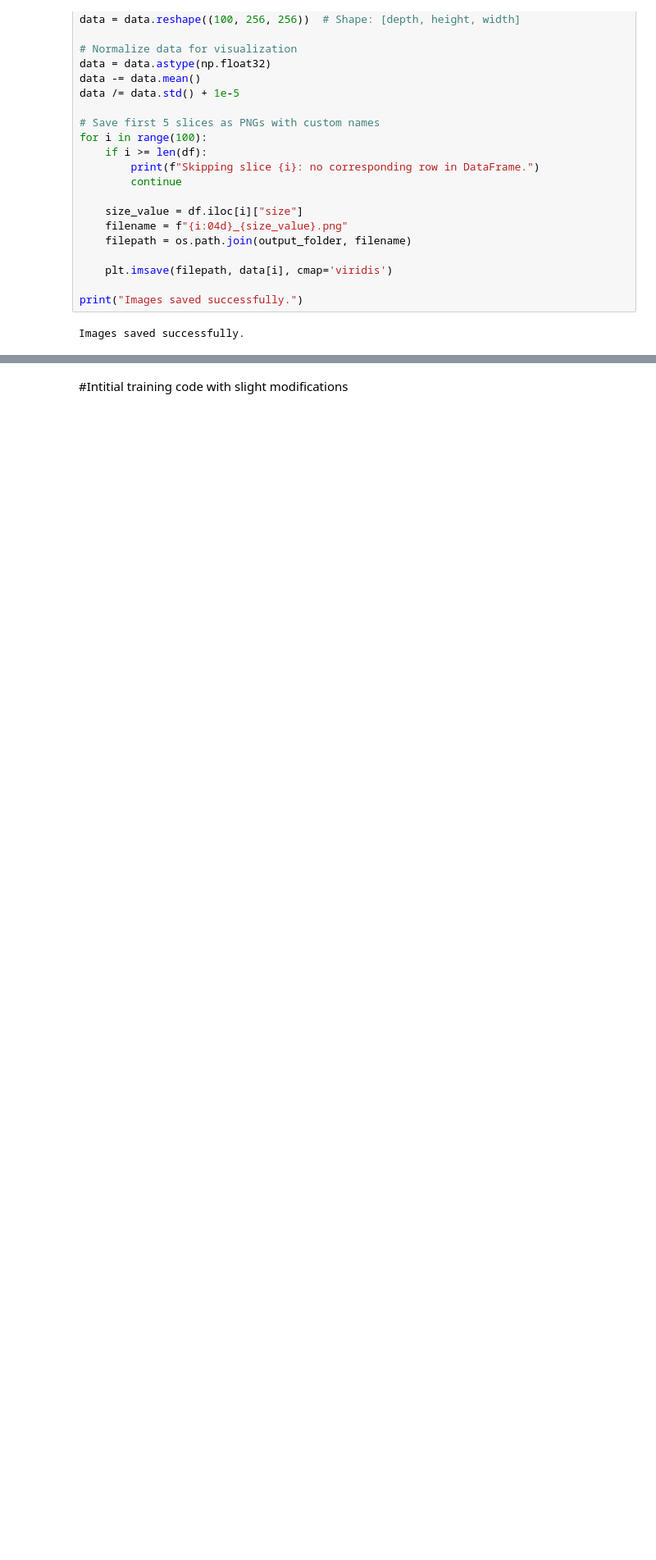
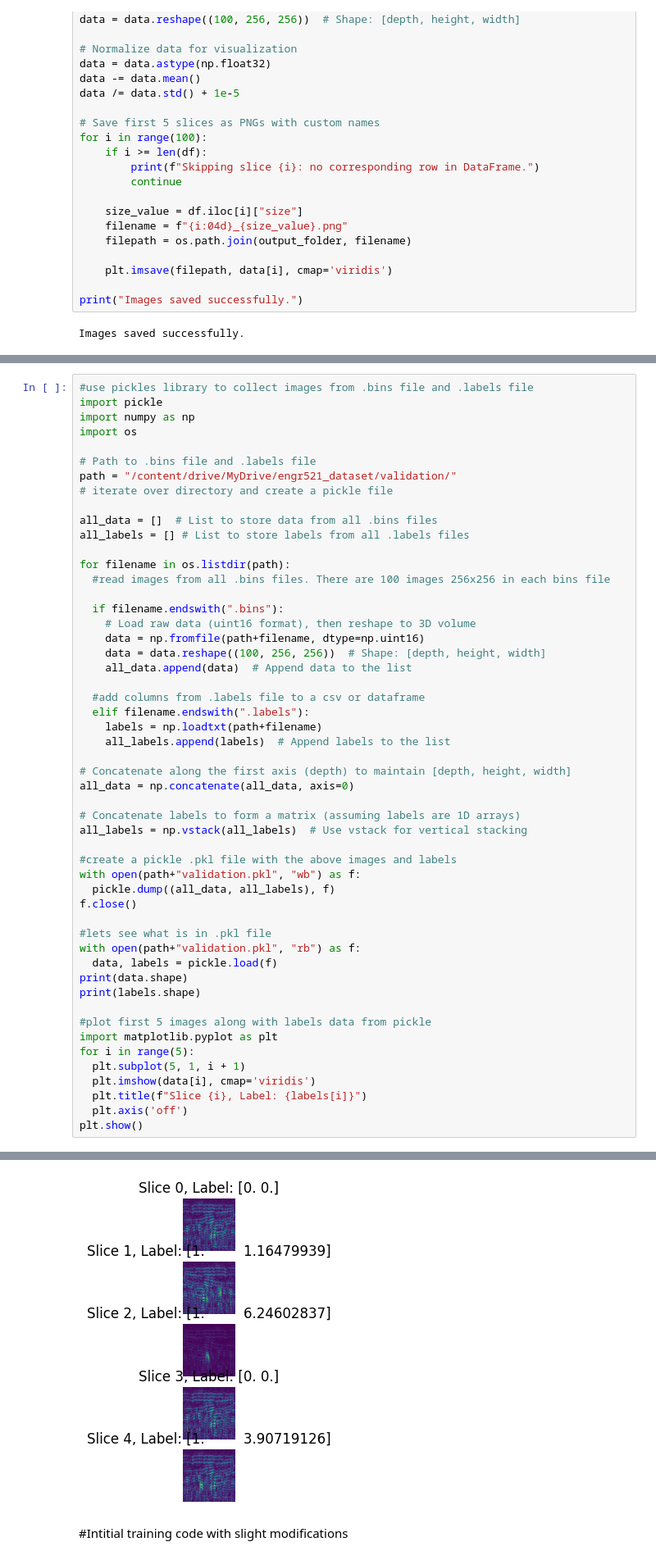
Before and after one commit to ai40uw/engr521, a Jupyter notebook: engr521_group1.ipynb, the cells around one changed output, grey strips where cells are left out. Shown at 82% size. Drawn from its saved outputs; the diff is of its cells as text; blank space fills up the shorter version.

Commit message:
pickle file created in validation folder

```diff
--- a/engr521_group1.ipynb
+++ b/engr521_group1.ipynb
@@ -168,0 +171,53 @@ Images saved successfully.
+# %%
+#use pickles library to collect images from .bins file and .labels file
+import pickle
+import numpy as np
+import os
+
+# Path to .bins file and .labels file
+path = "/content/drive/MyDrive/engr521_dataset/validation/"
+# iterate over directory and create a pickle file
+
+all_data = []  # List to store data from all .bins files
+all_labels = [] # List to store labels from all .labels files
+
+for filename in os.listdir(path):
+  #read images from all .bins files. There are 100 images 256x256 in each bins file
+
+  if filename.endswith(".bins"):
+    # Load raw data (uint16 format), then reshape to 3D volume
+    data = np.fromfile(path+filename, dtype=np.uint16)
+    data = data.reshape((100, 256, 256))  # Shape: [depth, height, width]
+    all_data.append(data)  # Append data to the list
+
+  #add columns from .labels file to a csv or dataframe
+  elif filename.endswith(".labels"):
+    labels = np.loadtxt(path+filename)
+    all_labels.append(labels)  # Append labels to the list
+
+# Concatenate along the first axis (depth) to maintain [depth, height, width]
+all_data = np.concatenate(all_data, axis=0)
+
+# Concatenate labels to form a matrix (assuming labels are 1D arrays)
+all_labels = np.vstack(all_labels)  # Use vstack for vertical stacking
+
+#create a pickle .pkl file with the above images and labels
+with open(path+"validation.pkl", "wb") as f:
+  pickle.dump((all_data, all_labels), f)
+f.close()
+
+#lets see what is in .pkl file
+with open(path+"validation.pkl", "rb") as f:
+  data, labels = pickle.load(f)
+print(data.shape)
+print(labels.shape)
+
+#plot first 5 images along with labels data from pickle
+import matplotlib.pyplot as plt
+for i in range(5):
+  plt.subplot(5, 1, i + 1)
+  plt.imshow(data[i], cmap='viridis')
+  plt.title(f"Slice {i}, Label: {labels[i]}")
+  plt.axis('off')
+plt.show()
+# %% [output]
@@ -169,3 +226,4 @@ Images saved successfully.
+[figure, added]
 # %% [markdown]
 #Intitial training code with slight modifications
 # %%
```
Also changed, not shown: parts of 5 cells of this notebook.
